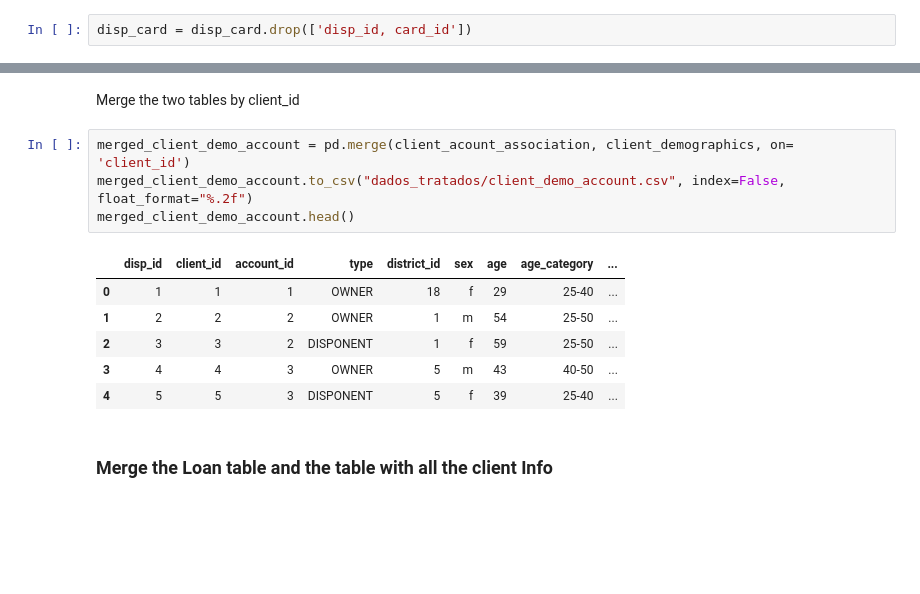
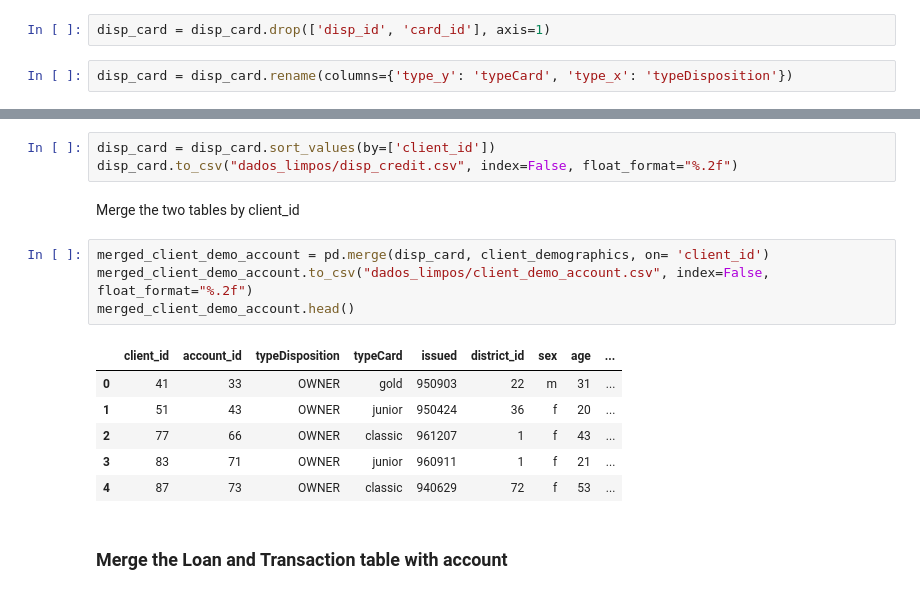
Before and after one commit to pipe-01/AC, a Jupyter notebook: client2.ipynb, the cells around one changed output, grey strips where cells are left out. Saved outputs shown, nothing was run; the diff lists cells and outputs as text; blank space fills up the shorter version.

Commit message:
Merge tables and plots

```diff
--- a/client2.ipynb
+++ b/client2.ipynb
@@ -120,4 +115,6 @@ disp_card.head()
 | 3 | 83 | 83 | 71 | OWNER | 12 | junior | 960911 |
 | 4 | 87 | 87 | 73 | OWNER | 13 | classic | 940629 |
 # %%
-disp_card = disp_card.drop(['disp_id, card_id'])
+disp_card = disp_card.drop(['disp_id', 'card_id'], axis=1)
+# %%
+disp_card = disp_card.rename(columns={'type_y': 'typeCard', 'type_x': 'typeDisposition'})
@@ -124,16 +130,19 @@ disp_card = disp_card.drop(['disp_id, card_id'])
+# %%
+disp_card = disp_card.sort_values(by=['client_id'])
+disp_card.to_csv("dados_limpos/disp_credit.csv", index=False, float_format="%.2f")
 # %% [markdown]
 Merge the two tables by client_id
 # %%
-merged_client_demo_account = pd.merge(client_acount_association, client_demographics, on= 'client_id')
-merged_client_demo_account.to_csv("dados_tratados/client_demo_account.csv", index=False, float_format="%.2f")
+merged_client_demo_account = pd.merge(disp_card, client_demographics, on= 'client_id')
+merged_client_demo_account.to_csv("dados_limpos/client_demo_account.csv", index=False, float_format="%.2f")
 merged_client_demo_account.head()
 # %% [output]
-|  | disp_id | client_id | account_id | type | district_id | sex | age | age_category | ... |
-| 0 | 1 | 1 | 1 | OWNER | 18 | f | 29 | 25-40 | ... |
-| 1 | 2 | 2 | 2 | OWNER | 1 | m | 54 | 25-50 | ... |
-| 2 | 3 | 3 | 2 | DISPONENT | 1 | f | 59 | 25-50 | ... |
-| 3 | 4 | 4 | 3 | OWNER | 5 | m | 43 | 40-50 | ... |
-| 4 | 5 | 5 | 3 | DISPONENT | 5 | f | 39 | 25-40 | ... |
+|  | client_id | account_id | typeDisposition | typeCard | issued | district_id | sex | age | ... |
+| 0 | 41 | 33 | OWNER | gold | 950903 | 22 | m | 31 | ... |
+| 1 | 51 | 43 | OWNER | junior | 950424 | 36 | f | 20 | ... |
+| 2 | 77 | 66 | OWNER | classic | 961207 | 1 | f | 43 | ... |
+| 3 | 83 | 71 | OWNER | junior | 960911 | 1 | f | 21 | ... |
+| 4 | 87 | 73 | OWNER | classic | 940629 | 72 | f | 53 | ... |
 # %% [markdown]
-### Merge the Loan table and the table with all the client Info
+### Merge the Loan and Transaction table with account
 # %%
```
Also changed, not shown: parts of 13 cells of this notebook, 3 other files.
